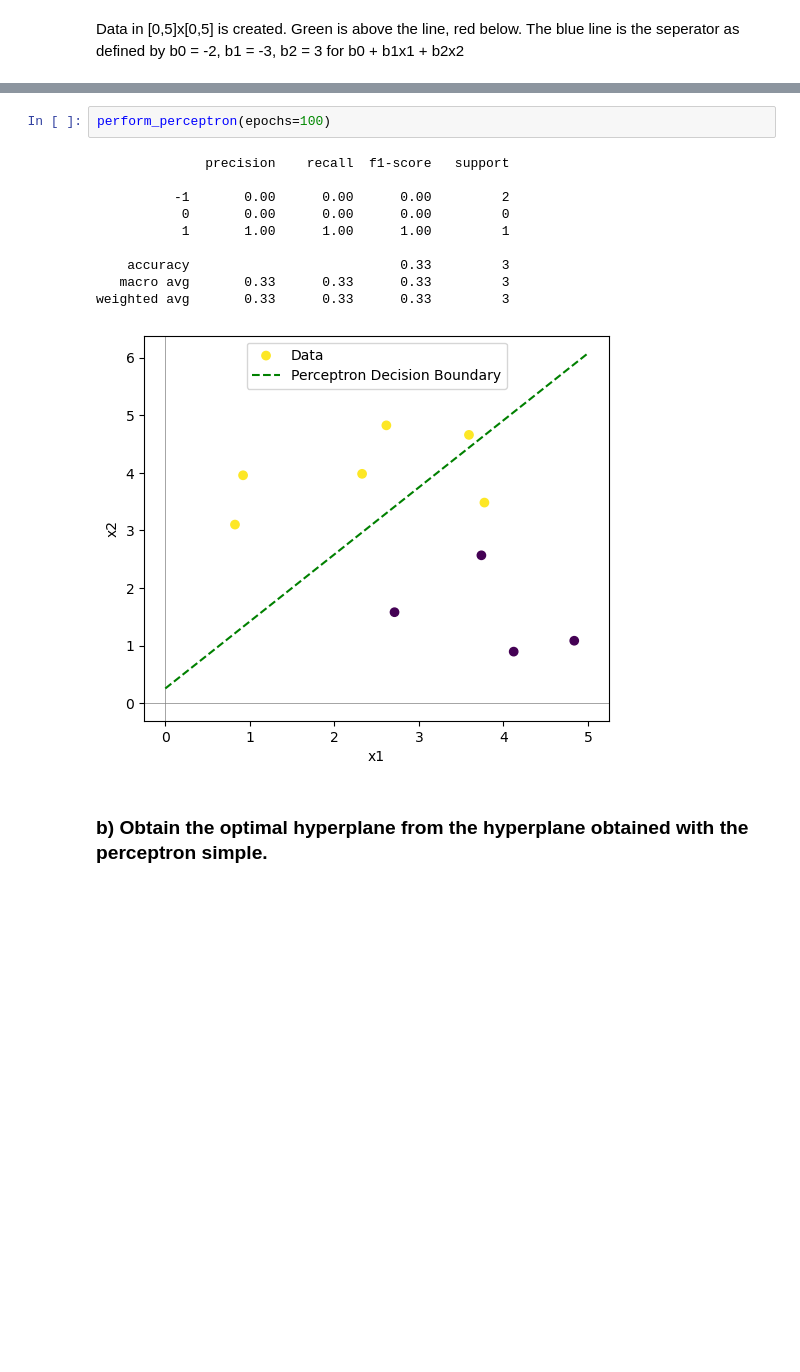
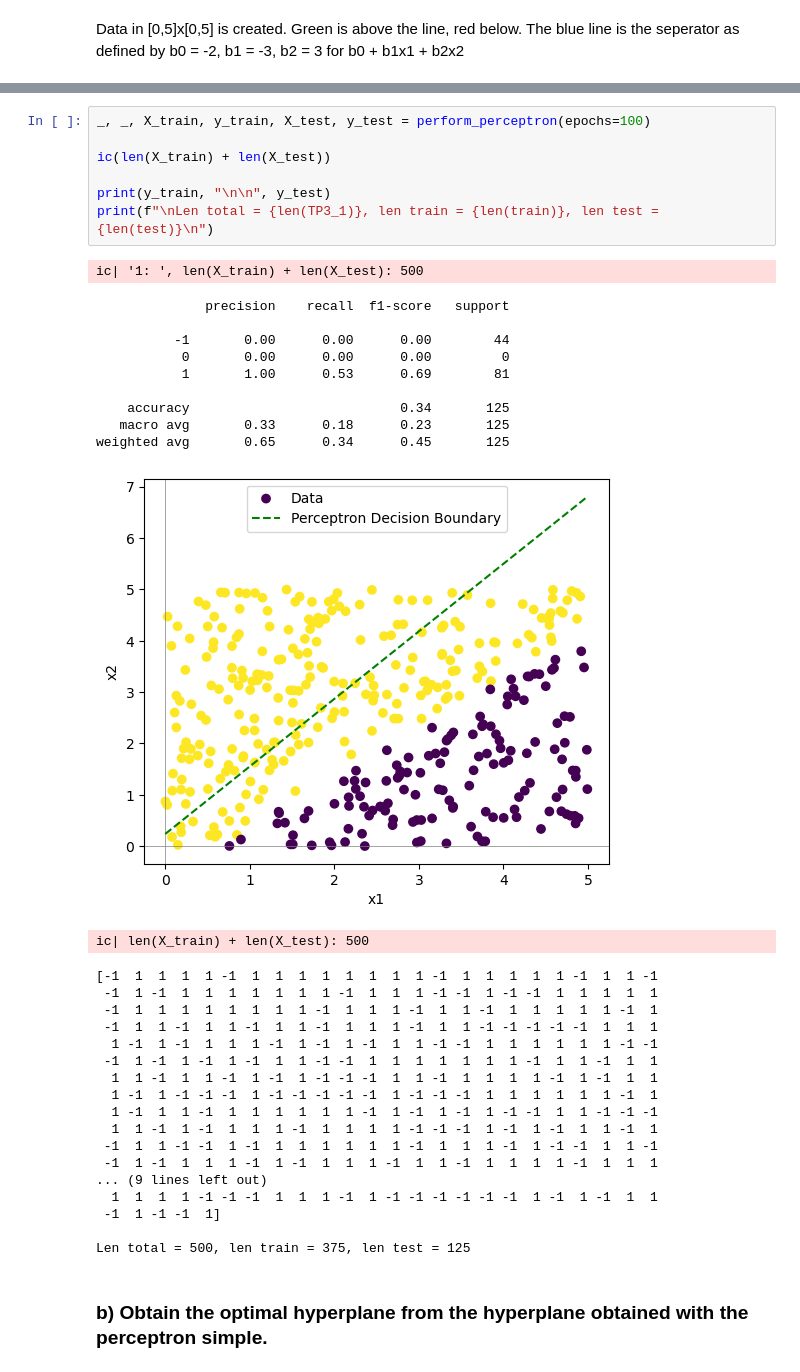
Before and after one commit to papekoja/72.75-ML, a Jupyter notebook: TP3/tp3.ipynb, the cells around one changed output, grey strips where cells are left out. Saved outputs shown, nothing was run; the diff lists cells and outputs as text; blank space fills up the shorter version.

```diff
--- a/TP3/tp3.ipynb
+++ b/TP3/tp3.ipynb
@@ -122,16 +154,40 @@ def perform_perceptron(epochs=100):
-# %%
-perform_perceptron(epochs=100)
-# %% [output]
-              precision    recall  f1-score   support
-
-          -1       0.00      0.00      0.00         2
-           0       0.00      0.00      0.00         0
-           1       1.00      1.00      1.00         1
-
-    accuracy                           0.33         3
-   macro avg       0.33      0.33      0.33         3
-weighted avg       0.33      0.33      0.33         3
-[figure, removed]
+# %%
+_, _, X_train, y_train, X_test, y_test = perform_perceptron(epochs=100)
+
+ic(len(X_train) + len(X_test))
+
+print(y_train, "\n\n", y_test)
+print(f"\nLen total = {len(TP3_1)}, len train = {len(train)}, len test = {len(test)}\n")
+# %% [output]
+ic| '1: ', len(X_train) + len(X_test): 500
+              precision    recall  f1-score   support
+
+          -1       0.00      0.00      0.00        44
+           0       0.00      0.00      0.00         0
+           1       1.00      0.53      0.69        81
+
+    accuracy                           0.34       125
+   macro avg       0.33      0.18      0.23       125
+weighted avg       0.65      0.34      0.45       125
+[figure, added]
+ic| len(X_train) + len(X_test): 500
+[-1  1  1  1  1 -1  1  1  1  1  1  1  1  1 -1  1  1  1  1  1 -1  1  1 -1
+ -1  1 -1  1  1  1  1  1  1  1 -1  1  1  1 -1 -1  1 -1 -1  1  1  1  1  1
+ -1  1  1  1  1  1  1  1  1 -1  1  1  1 -1  1  1 -1  1  1  1  1  1 -1  1
+ -1  1  1 -1  1  1 -1  1  1 -1  1  1  1 -1  1  1 -1 -1 -1 -1 -1  1  1  1
+  1 -1  1 -1  1  1  1 -1  1 -1  1 -1  1  1 -1 -1  1  1  1  1  1  1 -1 -1
+ -1  1 -1  1 -1  1 -1  1  1 -1 -1  1  1  1  1  1  1  1 -1  1  1 -1  1  1
+  1  1 -1  1  1 -1  1 -1  1 -1 -1 -1  1  1 -1  1  1  1  1 -1  1 -1  1  1
+  1 -1  1 -1 -1 -1  1 -1 -1 -1 -1 -1  1 -1 -1 -1  1  1  1  1  1  1 -1  1
+  1 -1  1  1 -1  1  1  1  1  1  1 -1  1 -1  1 -1  1 -1 -1  1  1 -1 -1 -1
+  1  1 -1  1 -1  1  1  1 -1  1  1  1  1 -1 -1 -1  1 -1  1 -1  1  1 -1  1
+ -1  1  1 -1 -1  1 -1  1  1  1  1  1  1 -1  1  1  1 -1  1 -1 -1  1  1 -1
+ -1  1 -1  1  1  1 -1  1 -1  1  1  1 -1  1  1 -1  1  1  1  1 -1  1  1  1
+... (9 lines left out)
+  1  1  1  1 -1 -1 -1  1  1  1 -1  1 -1 -1 -1 -1 -1 -1  1 -1  1 -1  1  1
+ -1  1 -1 -1  1]
+
+Len total = 500, len train = 375, len test = 125
 # %% [markdown]
 
 ### b) Obtain the optimal hyperplane from the hyperplane obtained with the perceptron simple.
```
Also changed, not shown: parts of 8 cells of this notebook, 1 other file.
